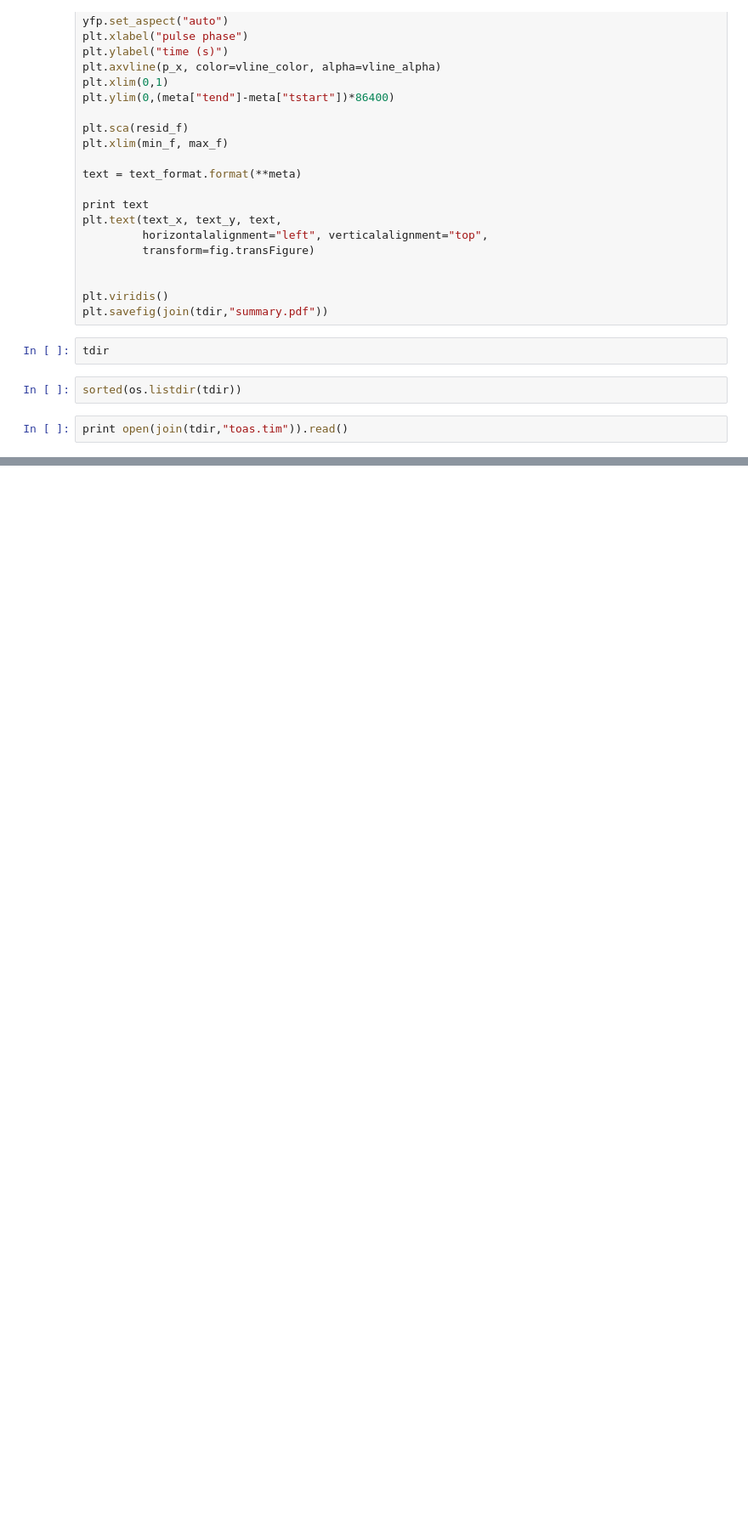
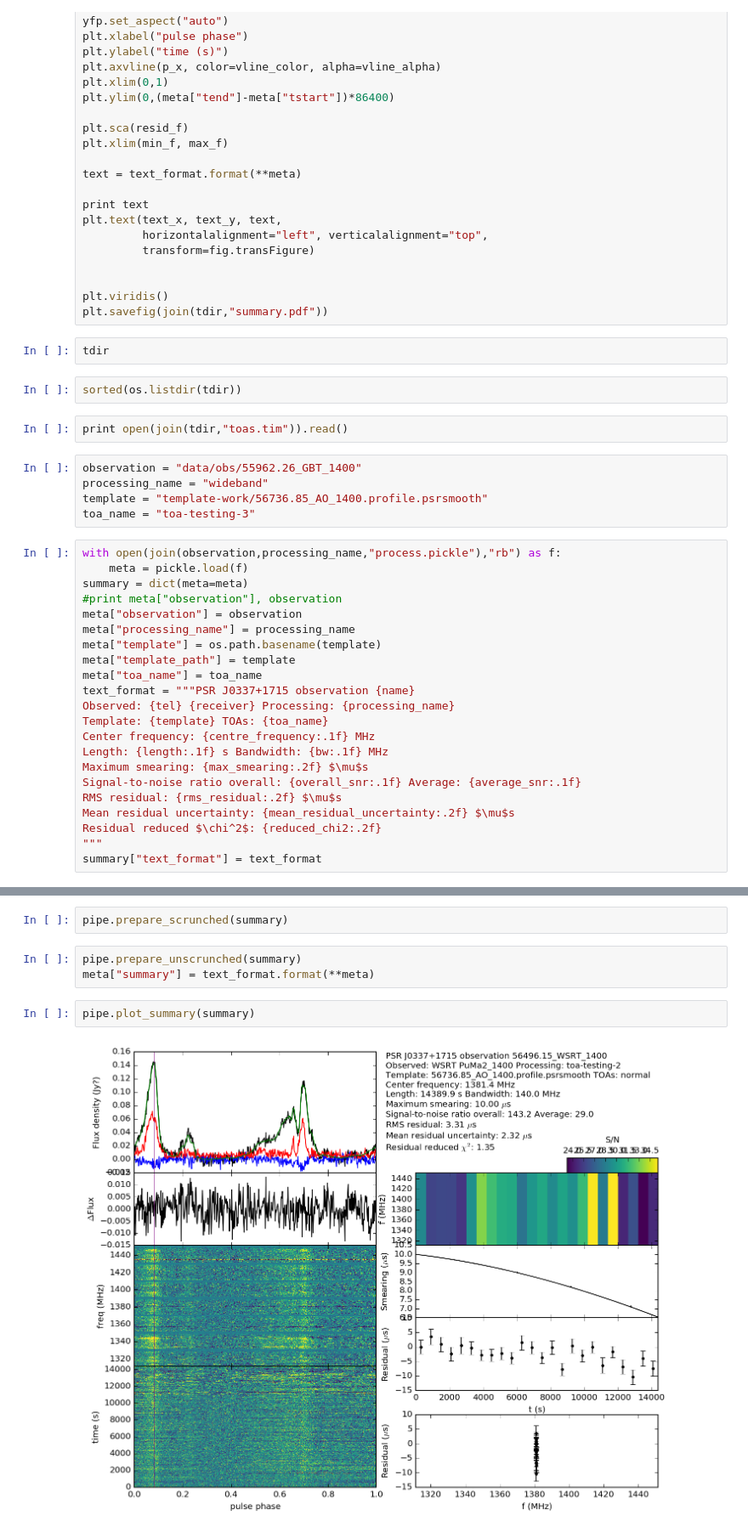
Before and after one commit to aarchiba/triplesystem, a Jupyter notebook: processing/toa-generation.ipynb, the cells around one changed output, grey strips where cells are left out. Shown at 85% size. Cells and saved outputs as stored; diff of their text form; blank space fills up the shorter version.

```diff
--- a/processing/toa-generation.ipynb
+++ b/processing/toa-generation.ipynb
@@ -555,3 +606,30 @@ tdir
 sorted(os.listdir(tdir))
 # %%
 print open(join(tdir,"toas.tim")).read()
+# %%
+observation = "data/obs/55962.26_GBT_1400"
+processing_name = "wideband"
+template = "template-work/56736.85_AO_1400.profile.psrsmooth"
+toa_name = "toa-testing-3"
+# %%
+with open(join(observation,processing_name,"process.pickle"),"rb") as f:
+    meta = pickle.load(f)
+summary = dict(meta=meta)
+#print meta["observation"], observation
+meta["observation"] = observation
+meta["processing_name"] = processing_name
+meta["template"] = os.path.basename(template)
+meta["template_path"] = template
+meta["toa_name"] = toa_name
+text_format = """PSR J0337+1715 observation {name}
+Observed: {tel} {receiver} Processing: {processing_name}
+Template: {template} TOAs: {toa_name}
+Center frequency: {centre_frequency:.1f} MHz
+Length: {length:.1f} s Bandwidth: {bw:.1f} MHz
+Maximum smearing: {max_smearing:.2f} $\mu$s
+Signal-to-noise ratio overall: {overall_snr:.1f} Average: {average_snr:.1f}
+RMS residual: {rms_residual:.2f} $\mu$s
+Mean residual uncertainty: {mean_residual_uncertainty:.2f} $\mu$s
+Residual reduced $\chi^2$: {reduced_chi2:.2f}
+"""
+summary["text_format"] = text_format
@@ -557,0 +643,9 @@ print open(join(tdir,"toas.tim")).read()
+# %%
+pipe.prepare_scrunched(summary)
+# %%
+pipe.prepare_unscrunched(summary)
+meta["summary"] = text_format.format(**meta)
+# %%
+pipe.plot_summary(summary)
+# %% [output]
+[figure, added]
```
Also changed, not shown: parts of 15 cells of this notebook, 20 other files.
